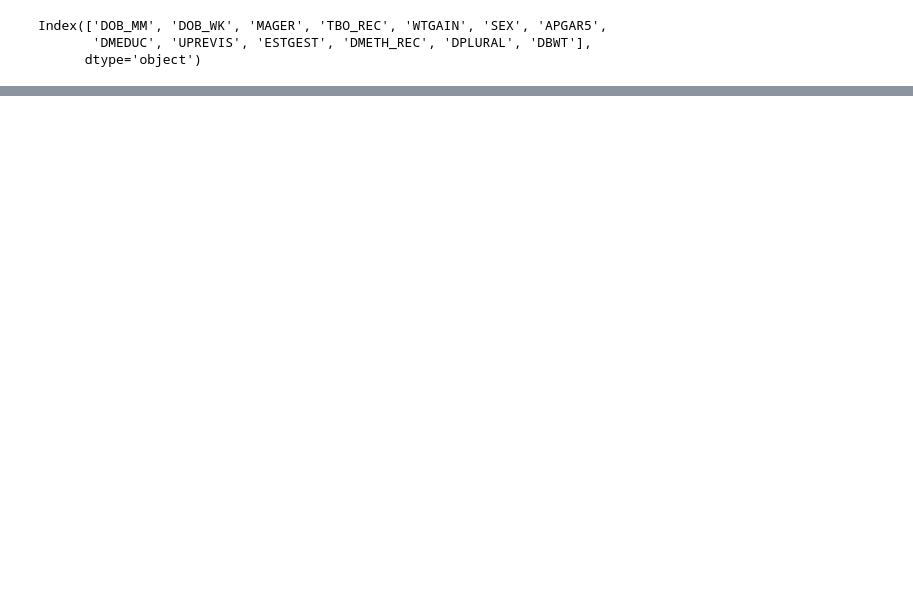
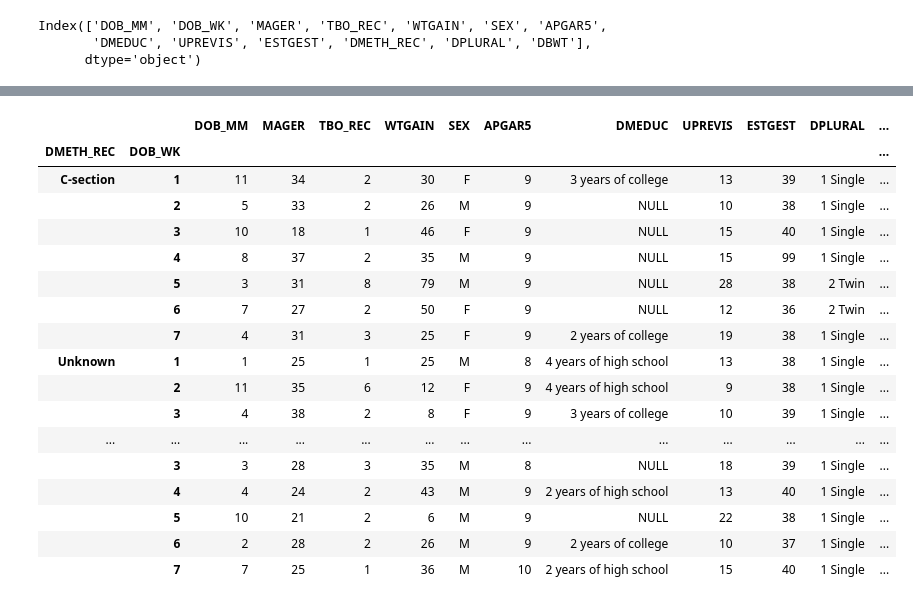
Before and after one commit to thutranghoa/Data_visualization, a Jupyter notebook: ex2.ipynb, the cells around one changed output, grey strips where cells are left out. Saved outputs shown, nothing was run; the diff lists cells and outputs as text; code cells hidden in the pictures; blank space fills up the shorter version.

```diff
--- a/ex2.ipynb
+++ b/ex2.ipynb
@@ -43,0 +80,22 @@ print (a[1::2][0][2])
+# %%
+dmeth_rec = df.groupby(["DMETH_REC","DOB_WK"])
+dmeth_rec.first()
+# %% [output]
+|  |  | DOB_MM | MAGER | TBO_REC | WTGAIN | SEX | APGAR5 | DMEDUC | UPREVIS | ESTGEST | DPLURAL | ... |
+| DMETH_REC | DOB_WK |  |  |  |  |  |  |  |  |  |  | ... |
+| C-section | 1 | 11 | 34 | 2 | 30 | F | 9 | 3 years of college | 13 | 39 | 1 Single | ... |
+|  | 2 | 5 | 33 | 2 | 26 | M | 9 | NULL | 10 | 38 | 1 Single | ... |
+|  | 3 | 10 | 18 | 1 | 46 | F | 9 | NULL | 15 | 40 | 1 Single | ... |
+|  | 4 | 8 | 37 | 2 | 35 | M | 9 | NULL | 15 | 99 | 1 Single | ... |
+|  | 5 | 3 | 31 | 8 | 79 | M | 9 | NULL | 28 | 38 | 2 Twin | ... |
+|  | 6 | 7 | 27 | 2 | 50 | F | 9 | NULL | 12 | 36 | 2 Twin | ... |
+|  | 7 | 4 | 31 | 3 | 25 | F | 9 | 2 years of college | 19 | 38 | 1 Single | ... |
+| Unknown | 1 | 1 | 25 | 1 | 25 | M | 8 | 4 years of high school | 13 | 38 | 1 Single | ... |
+|  | 2 | 11 | 35 | 6 | 12 | F | 9 | 4 years of high school | 9 | 38 | 1 Single | ... |
+|  | 3 | 4 | 38 | 2 | 8 | F | 9 | 3 years of college | 10 | 39 | 1 Single | ... |
+| ... | ... | ... | ... | ... | ... | ... | ... | ... | ... | ... | ... | ... |
+|  | 3 | 3 | 28 | 3 | 35 | M | 8 | NULL | 18 | 39 | 1 Single | ... |
+|  | 4 | 4 | 24 | 2 | 43 | M | 9 | 2 years of high school | 13 | 40 | 1 Single | ... |
+|  | 5 | 10 | 21 | 2 | 6 | M | 9 | NULL | 22 | 38 | 1 Single | ... |
+|  | 6 | 2 | 28 | 2 | 26 | M | 9 | 2 years of college | 10 | 37 | 1 Single | ... |
+|  | 7 | 7 | 25 | 1 | 36 | M | 10 | 2 years of high school | 15 | 40 | 1 Single | ... |
```
Also changed, not shown: parts of 7 cells of this notebook.
